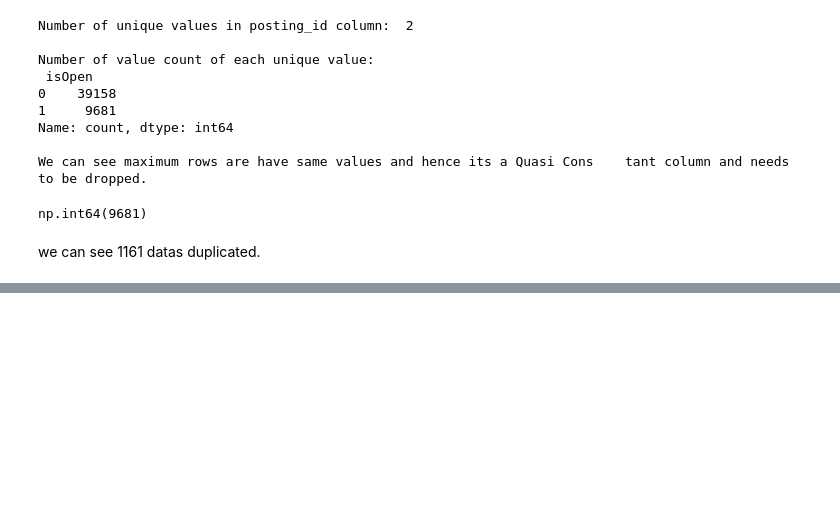
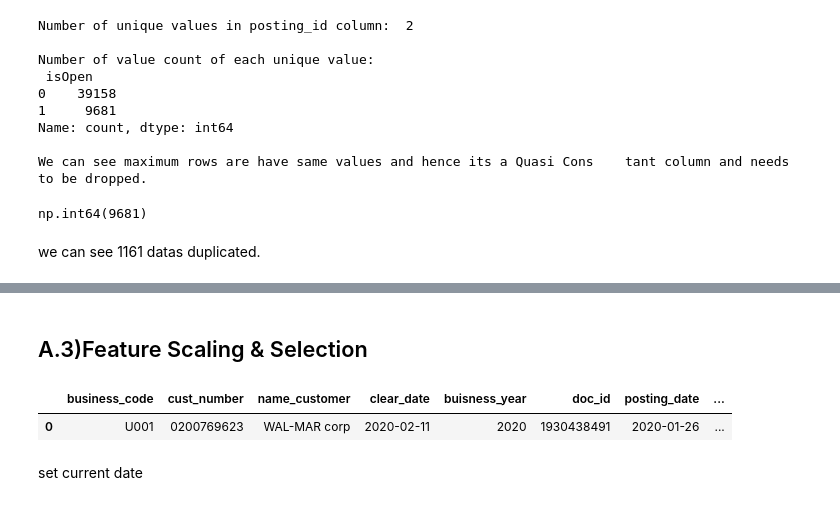
Before and after one commit to EwaltsJ/cf_copilot, a Jupyter notebook: notebooks/preprocessing_sai.ipynb, the cells around one changed output, grey strips where cells are left out. Saved outputs shown, nothing was run; the diff lists cells and outputs as text; code cells hidden in the pictures; blank space fills up the shorter version.

Commit message:
02 Features: Feature Selection v1

```diff
--- a/notebooks/preprocessing_sai.ipynb
+++ b/notebooks/preprocessing_sai.ipynb
@@ -348,8 +446,0 @@ investigate clear_date
-# %%
-
-df["clear_date"] = pd.to_datetime(df["clear_date"], errors="coerce")
-
-min_due = df["clear_date"].min()
-max_due = df["clear_date"].max()
-
-print("Due date range:", min_due, "→", max_due)
@@ -358,5 +446,0 @@ Due date range: 2019-01-03 00:00:00 → 2020-05-22 00:00:00
-# %%
-col = "due_in_date"
-df[col] = pd.to_datetime(df[col], errors="coerce")
-df = df.sort_values(col)
-print(df[col].min(), df[col].max())
@@ -364,0 +447,9 @@ print(df[col].min(), df[col].max())
+# %% [markdown]
+## A.3)Feature Scaling & Selection
+# %%
+df.head(1)
+# %% [output]
+|  | business_code | cust_number | name_customer | clear_date | buisness_year | doc_id | posting_date | ... |
+| 0 | U001 | 0200769623 | WAL-MAR corp | 2020-02-11 | 2020 | 1930438491 | 2020-01-26 | ... |
+# %% [markdown]
+set current date
```
Also changed, not shown: parts of 33 cells of this notebook.
